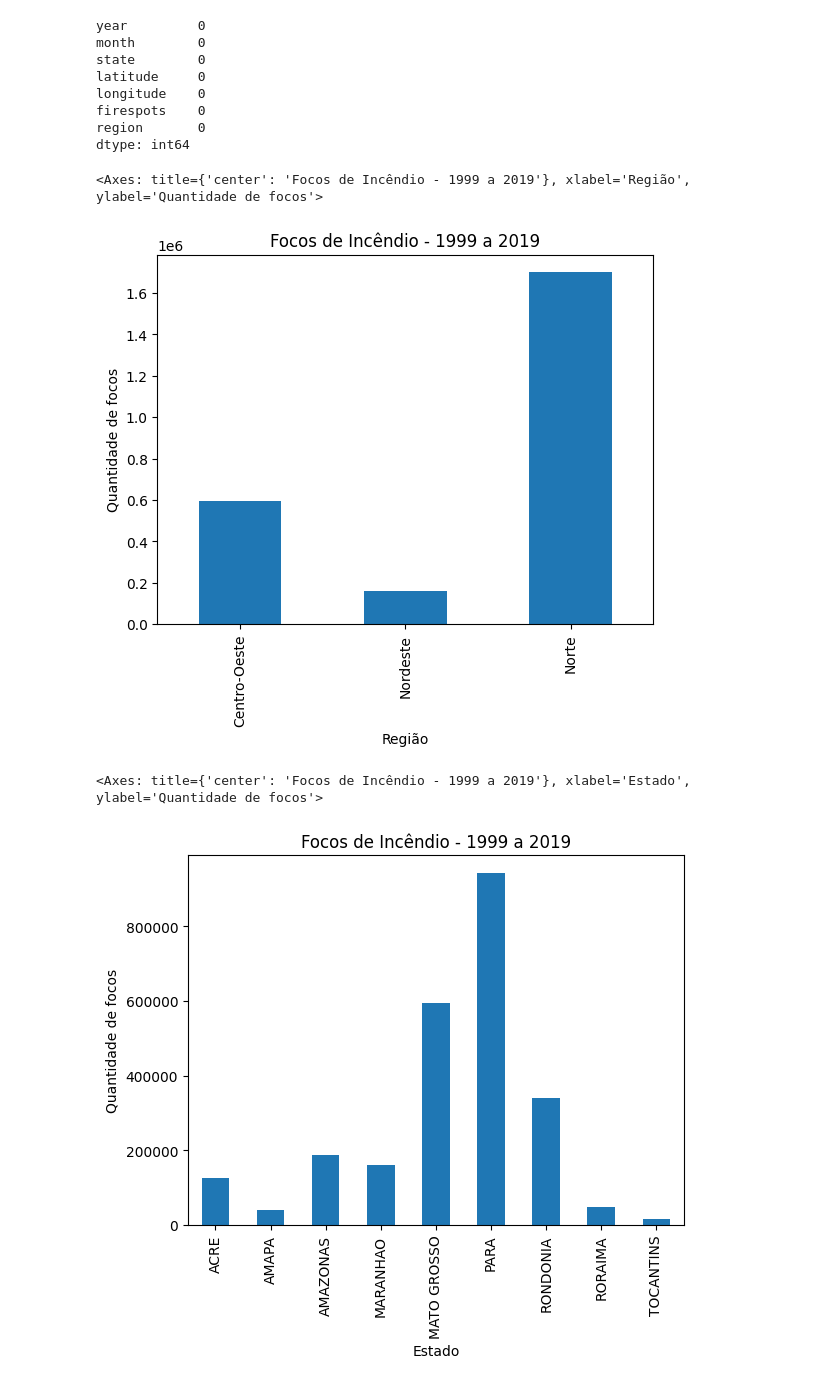
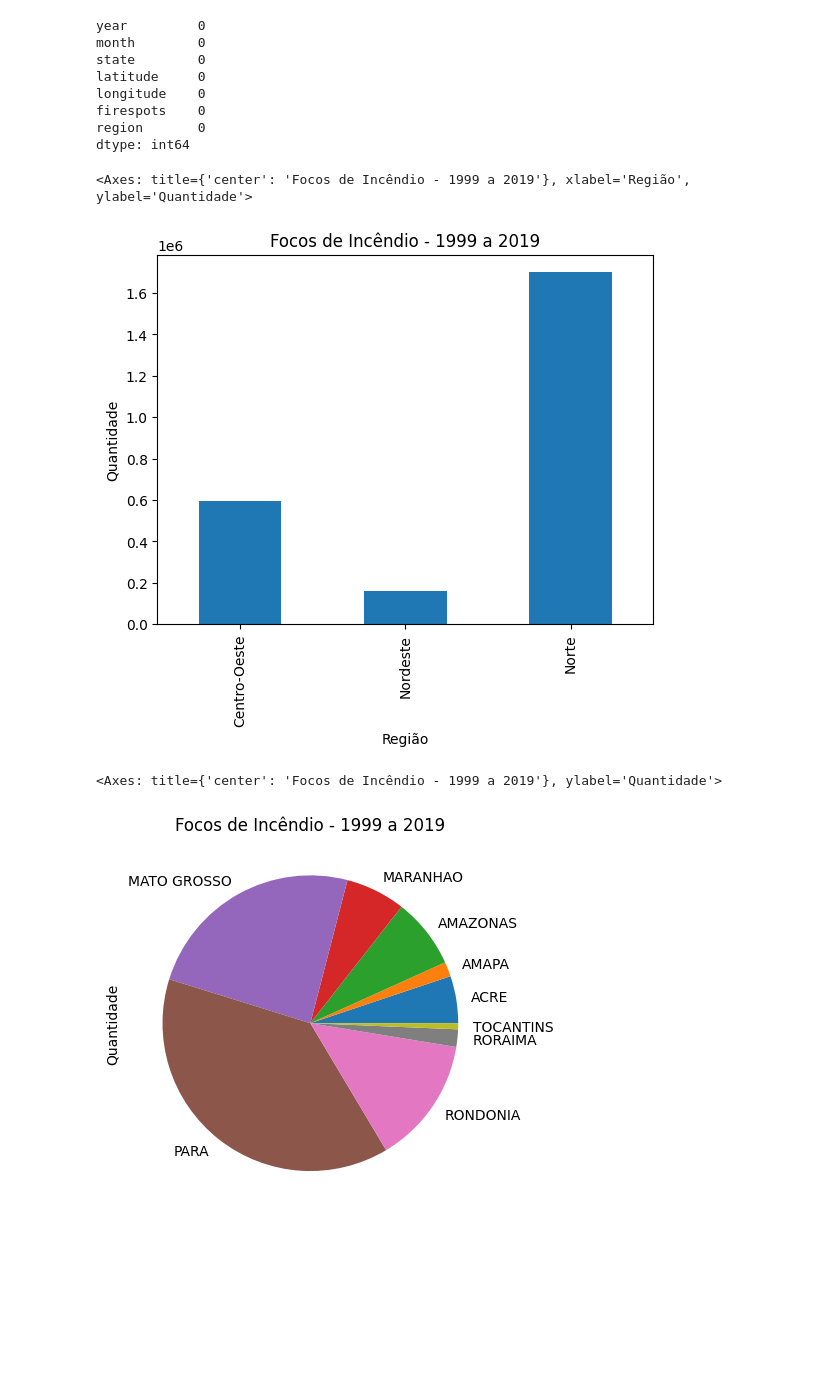
Before and after one commit to MatheusRobles/Projeto_Pandas, a Jupyter notebook: Analise_Exploratoria_Amazonia.ipynb, the cells around one changed output. Drawn from its saved outputs; the diff is of its cells as text; code cells hidden in the pictures; blank space fills up the shorter version.

Commit message:
update graph labels

```diff
--- a/Analise_Exploratoria_Amazonia.ipynb
+++ b/Analise_Exploratoria_Amazonia.ipynb
@@ -204,13 +208,13 @@ firespots    0
 region       0
 dtype: int64
 # %%
-#rever a escala aqui
-df2.groupby('region')['firespots'].sum().plot(kind='bar',xlabel='Região',ylabel='Quantidade de focos',title='Focos de Incêndio - 1999 a 2019')
+#rever como escala do y aparece aqui
+df2.groupby('region')['firespots'].sum().plot(kind='bar',xlabel='Região',ylabel='Quantidade',title='Focos de Incêndio - 1999 a 2019')
 # %% [output]
-<Axes: title={'center': 'Focos de Incêndio - 1999 a 2019'}, xlabel='Região', ylabel='Quantidade de focos'>
+<Axes: title={'center': 'Focos de Incêndio - 1999 a 2019'}, xlabel='Região', ylabel='Quantidade'>
-[figure, old version]
+[figure, new version]
 # %%
-df2.groupby('state')['firespots'].sum().plot(kind='bar',xlabel='Estado',ylabel='Quantidade de focos',title='Focos de Incêndio - 1999 a 2019')
+df2.groupby('state')['firespots'].sum().plot(kind='pie',xlabel='Estado',ylabel='Quantidade',title='Focos de Incêndio - 1999 a 2019')
 # %% [output]
-<Axes: title={'center': 'Focos de Incêndio - 1999 a 2019'}, xlabel='Estado', ylabel='Quantidade de focos'>
+<Axes: title={'center': 'Focos de Incêndio - 1999 a 2019'}, ylabel='Quantidade'>
-[figure, old version]
+[figure, new version]
```
Also changed, not shown: parts of 7 cells of this notebook.
